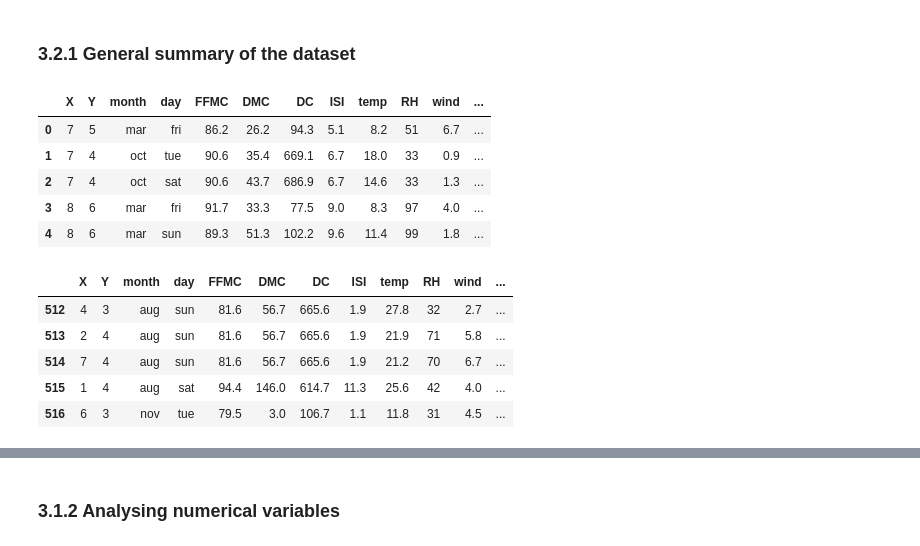
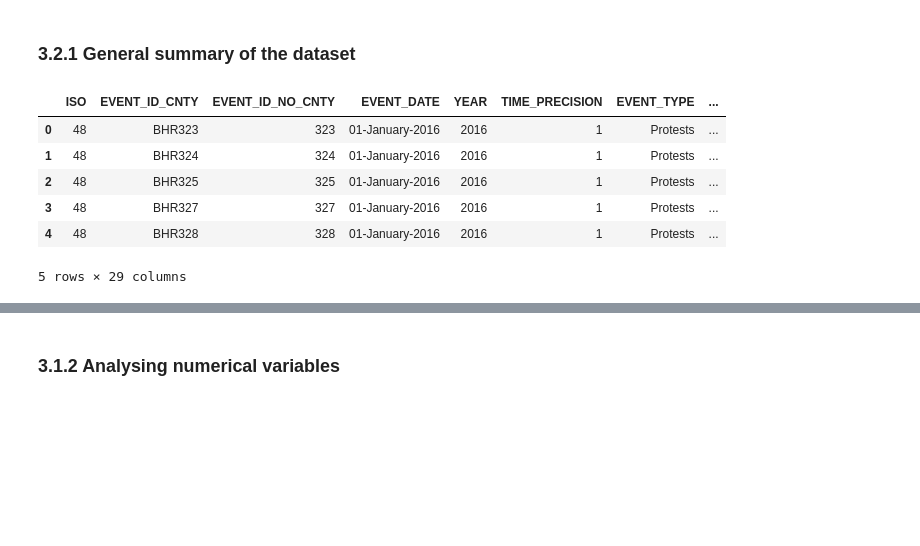
Before and after one commit to ashleysuiter/ashley_suiter_final_project, a Jupyter notebook: pt2.ipynb, the cells around one changed output, grey strips where cells are left out. Drawn from its saved outputs; the diff is of its cells as text; code cells hidden in the pictures; blank space fills up the shorter version.

```diff
--- a/pt2.ipynb
+++ b/pt2.ipynb
@@ -18,0 +16,3 @@ forest_fire = pd.read_csv(file_path)
+# %%
+ACLED = pd.read_csv('C:/Users/Ashley/Desktop/General_Assembly/final_project-master/ashley_suiter_final_project/data/MiddleEast_2016-2019_Apr20.csv', encoding='latin-1', low_memory=False)
+ACLED.head()
@@ -86,20 +102,12 @@ dtype: object
 # %% [markdown]
 ### 3.2.1 General summary of the dataset
 # %%
-forest_fire.head()
+ACLED.head()
 # %% [output]
-|  | X | Y | month | day | FFMC | DMC | DC | ISI | temp | RH | wind | ... |
-| 0 | 7 | 5 | mar | fri | 86.2 | 26.2 | 94.3 | 5.1 | 8.2 | 51 | 6.7 | ... |
-| 1 | 7 | 4 | oct | tue | 90.6 | 35.4 | 669.1 | 6.7 | 18.0 | 33 | 0.9 | ... |
-| 2 | 7 | 4 | oct | sat | 90.6 | 43.7 | 686.9 | 6.7 | 14.6 | 33 | 1.3 | ... |
-| 3 | 8 | 6 | mar | fri | 91.7 | 33.3 | 77.5 | 9.0 | 8.3 | 97 | 4.0 | ... |
-| 4 | 8 | 6 | mar | sun | 89.3 | 51.3 | 102.2 | 9.6 | 11.4 | 99 | 1.8 | ... |
+|  | ISO | EVENT_ID_CNTY | EVENT_ID_NO_CNTY | EVENT_DATE | YEAR | TIME_PRECISION | EVENT_TYPE | ... |
+| 0 | 48 | BHR323 | 323 | 01-January-2016 | 2016 | 1 | Protests | ... |
+| 1 | 48 | BHR324 | 324 | 01-January-2016 | 2016 | 1 | Protests | ... |
+| 2 | 48 | BHR325 | 325 | 01-January-2016 | 2016 | 1 | Protests | ... |
+| 3 | 48 | BHR327 | 327 | 01-January-2016 | 2016 | 1 | Protests | ... |
+| 4 | 48 | BHR328 | 328 | 01-January-2016 | 2016 | 1 | Protests | ... |
+5 rows × 29 columns
-# %%
-forest_fire.tail()
-# %% [output]
-|  | X | Y | month | day | FFMC | DMC | DC | ISI | temp | RH | wind | ... |
-| 512 | 4 | 3 | aug | sun | 81.6 | 56.7 | 665.6 | 1.9 | 27.8 | 32 | 2.7 | ... |
-| 513 | 2 | 4 | aug | sun | 81.6 | 56.7 | 665.6 | 1.9 | 21.9 | 71 | 5.8 | ... |
-| 514 | 7 | 4 | aug | sun | 81.6 | 56.7 | 665.6 | 1.9 | 21.2 | 70 | 6.7 | ... |
-| 515 | 1 | 4 | aug | sat | 94.4 | 146.0 | 614.7 | 11.3 | 25.6 | 42 | 4.0 | ... |
-| 516 | 6 | 3 | nov | tue | 79.5 | 3.0 | 106.7 | 1.1 | 11.8 | 31 | 4.5 | ... |
```
Also changed, not shown: parts of 100 cells of this notebook.
